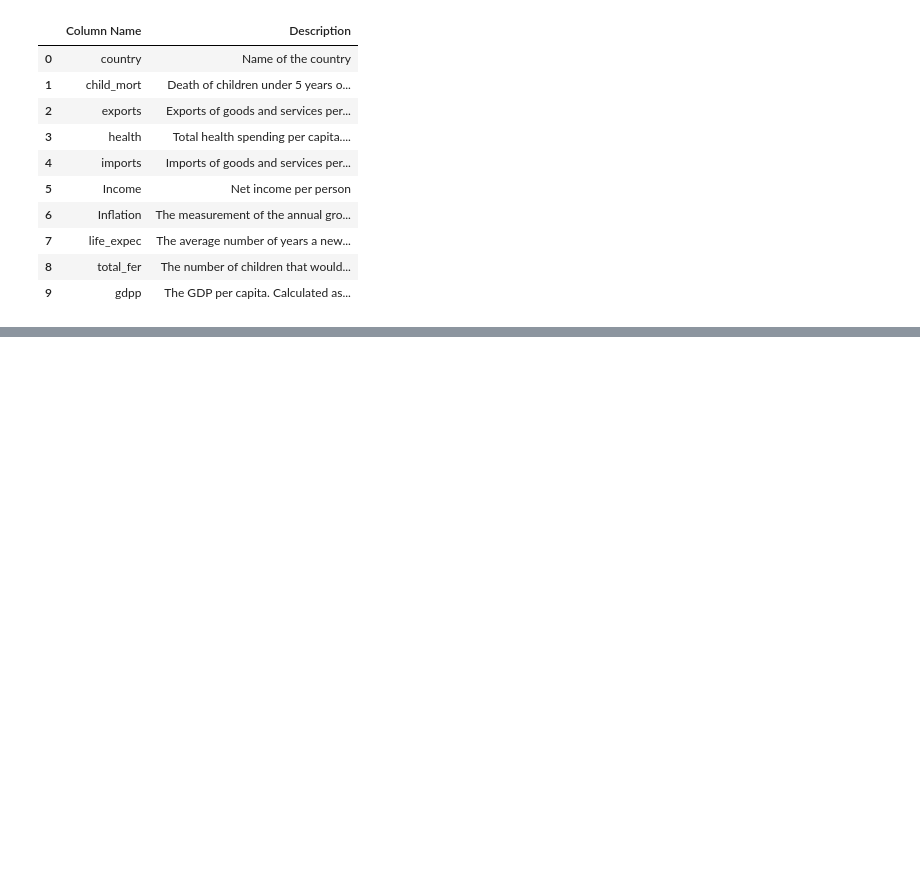
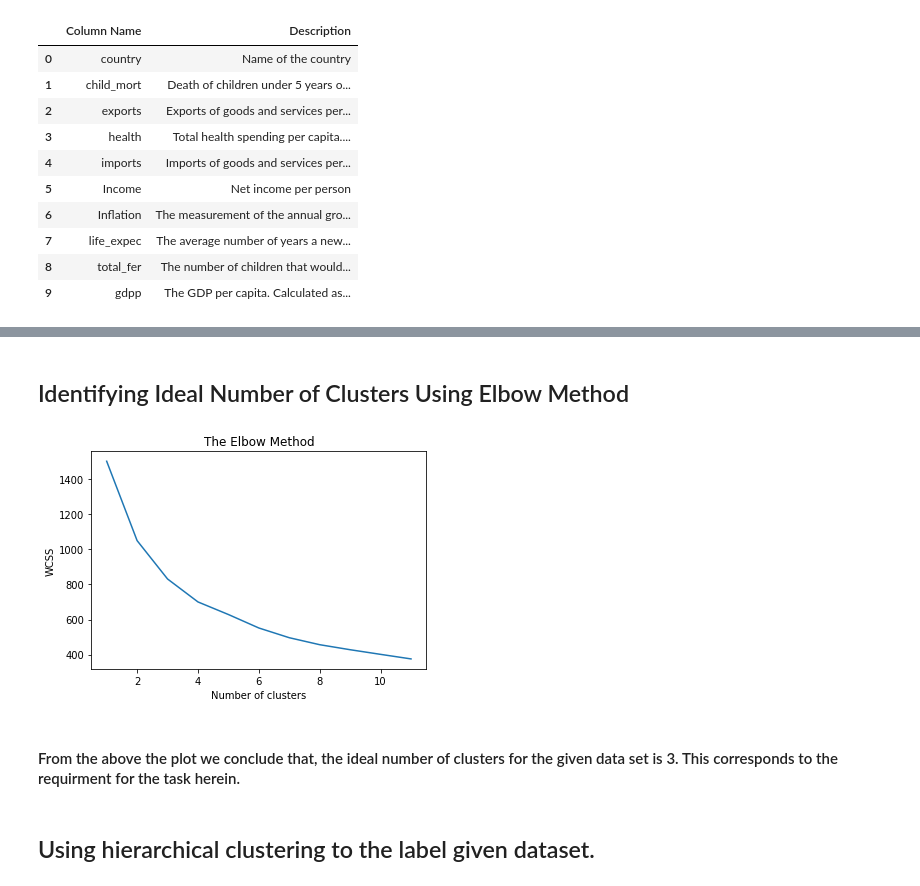
Before and after one commit to neerajthandayan/CE888, a Jupyter notebook: Lab6/Lab_6_Task7.ipynb, the cells around one changed output, grey strips where cells are left out. Cells and saved outputs as stored; diff of their text form; code cells hidden in the pictures; blank space fills up the shorter version.

```diff
--- a/Lab6/Lab_6_Task7.ipynb
+++ b/Lab6/Lab_6_Task7.ipynb
@@ -36,3 +39,13 @@ df2
 | 7 | life_expec | The average number of years a new... |
 | 8 | total_fer | The number of children that would... |
 | 9 | gdpp | The GDP per capita. Calculated as... |
+# %%
+# Preprocessing Data
+
+data = df1.iloc[:,1:].values
+# %%
+# Data Standardisation
+
+scaler = StandardScaler()
+data_std = scaler.fit_transform(data)
+data_std
@@ -38,0 +66,21 @@ df2
+# %% [markdown]
+## Identifying Ideal Number of Clusters Using Elbow Method
+# %%
+# Checking for Ideal cluster number.
+
+wcss = []
+for i in range(1, 12):
+    kmeans = KMeans(n_clusters = i, init = 'k-means++')
+    kmeans.fit(data_std)
+    wcss.append(kmeans.inertia_)
+plt.plot(range(1, 12), wcss)
+plt.title('The Elbow Method')
+plt.xlabel('Number of clusters')
+plt.ylabel('WCSS')
+plt.show()
+# %% [output]
+[figure, added]
+# %% [markdown]
+#### From the above the plot we conclude that, the ideal number of clusters for the given data set is 3. This corresponds to the requirment for the task herein.
+# %% [markdown]
+## Using hierarchical clustering to the label given dataset.
```
Also changed, not shown: parts of 10 cells of this notebook.
